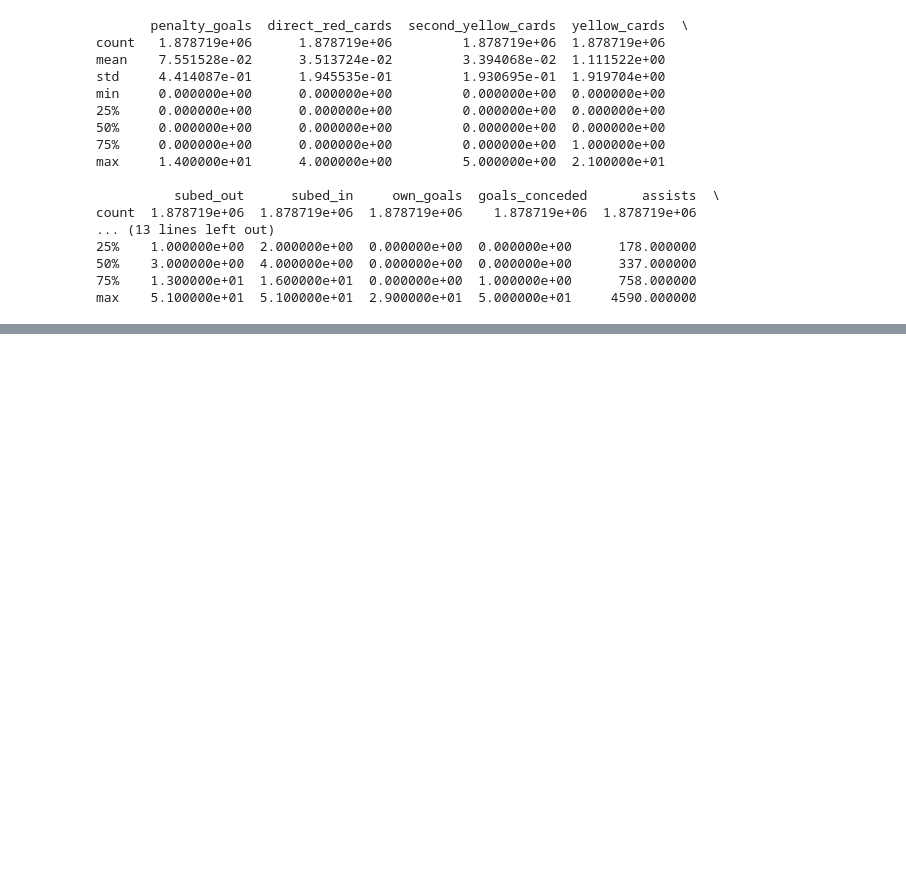
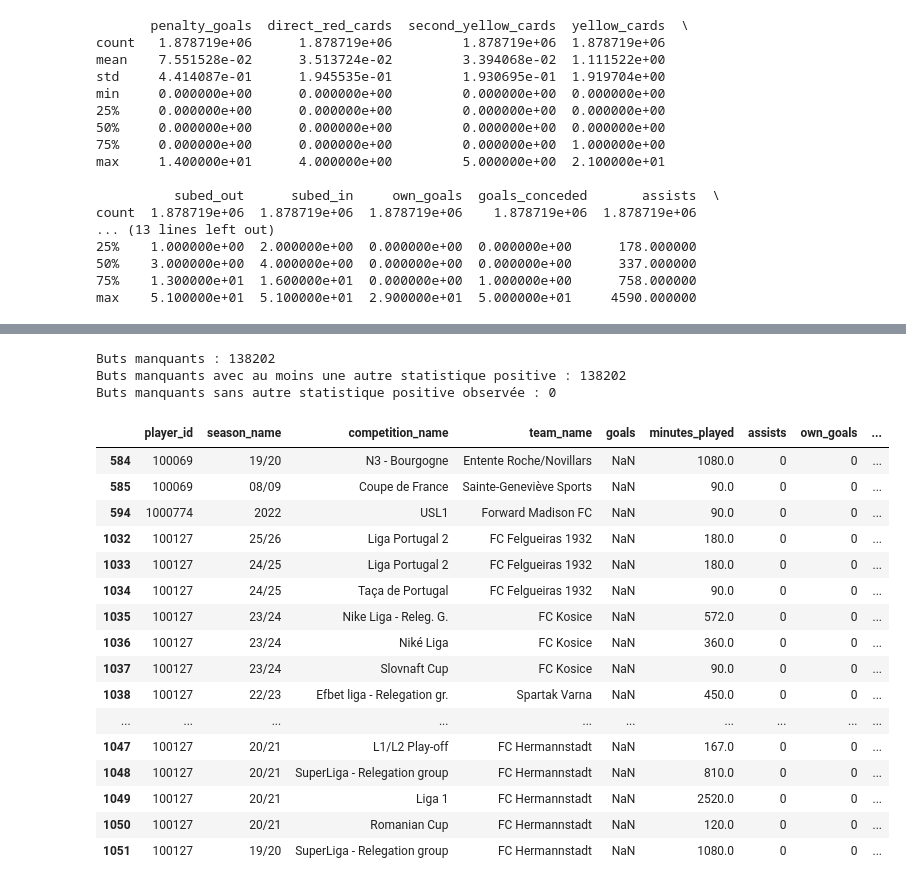
Before and after one commit to Charlesptrd/football-key-person-insurance, a Jupyter notebook: notebooks/01_database.ipynb, the cells around one changed output, grey strips where cells are left out. Saved outputs shown, nothing was run; the diff lists cells and outputs as text; code cells hidden in the pictures; blank space fills up the shorter version.

```diff
--- a/notebooks/01_database.ipynb
+++ b/notebooks/01_database.ipynb
@@ -2106,0 +2225,18 @@ max         1.800000e+08  2.220000e+08
+# %%
+mv = tables["player_market_value"]
+
+print(mv["date_unix"].dtype)
+display(mv["date_unix"].head())
+
+mv = tables["player_market_value"].copy()
+
+mv["date_valeur"] = pd.to_datetime(
+    mv["date_unix"],
+    format="%Y-%m-%d",
+    errors="coerce"
+)
+
+print("Dates non convertibles :", mv["date_valeur"].isna().sum())
+print(mv["date_valeur"].dtype)
+
+tables["player_market_value_clean"] = mv
@@ -2404,0 +2737,52 @@ max    5.100000e+01  5.100000e+01  2.900000e+01  5.000000e+01     4590.000000
+# %%
+df = tables["player_performances"]
+
+# Indicateurs d'activité autres que les buts
+indicateurs = [
+    "minutes_played", "assists", "own_goals", "subed_in", "subed_out",
+    "yellow_cards", "second_yellow_cards", "direct_red_cards",
+    "penalty_goals", "clean_sheets", "goals_conceded"
+]
+indicateurs = [col for col in indicateurs if col in df.columns]
+
+goals_manquants = df["goals"].isna()
+autres_stats_positives = df[indicateurs].fillna(0).gt(0).any(axis=1)
+
+print("Buts manquants :", int(goals_manquants.sum()))
+print(
+    "Buts manquants avec au moins une autre statistique positive :",
+    int((goals_manquants & autres_stats_positives).sum())
+)
+print(
+    "Buts manquants sans autre statistique positive observée :",
+    int((goals_manquants & ~autres_stats_positives).sum())
+)
+
+display(
+    df.loc[
+        goals_manquants & autres_stats_positives,
+        ["player_id", "season_name", "competition_name", "team_name",
+         "goals"] + indicateurs
+    ].head(20)
+)
+# %% [output]
+Buts manquants : 138202
+Buts manquants avec au moins une autre statistique positive : 138202
+Buts manquants sans autre statistique positive observée : 0
+|  | player_id | season_name | competition_name | team_name | goals | minutes_played | assists | own_goals | ... |
+| 584 | 100069 | 19/20 | N3 - Bourgogne | Entente Roche/Novillars | NaN | 1080.0 | 0 | 0 | ... |
+| 585 | 100069 | 08/09 | Coupe de France | Sainte-Geneviève Sports | NaN | 90.0 | 0 | 0 | ... |
+| 594 | 1000774 | 2022 | USL1 | Forward Madison FC | NaN | 90.0 | 0 | 0 | ... |
+| 1032 | 100127 | 25/26 | Liga Portugal 2 | FC Felgueiras 1932 | NaN | 180.0 | 0 | 0 | ... |
+| 1033 | 100127 | 24/25 | Liga Portugal 2 | FC Felgueiras 1932 | NaN | 180.0 | 0 | 0 | ... |
+| 1034 | 100127 | 24/25 | Taça de Portugal | FC Felgueiras 1932 | NaN | 90.0 | 0 | 0 | ... |
+| 1035 | 100127 | 23/24 | Nike Liga - Releg. G. | FC Kosice | NaN | 572.0 | 0 | 0 | ... |
+| 1036 | 100127 | 23/24 | Niké Liga | FC Kosice | NaN | 360.0 | 0 | 0 | ... |
+| 1037 | 100127 | 23/24 | Slovnaft Cup | FC Kosice | NaN | 90.0 | 0 | 0 | ... |
+| 1038 | 100127 | 22/23 | Efbet liga - Relegation gr. | Spartak Varna | NaN | 450.0 | 0 | 0 | ... |
+| ... | ... | ... | ... | ... | ... | ... | ... | ... | ... |
+| 1047 | 100127 | 20/21 | L1/L2 Play-off | FC Hermannstadt | NaN | 167.0 | 0 | 0 | ... |
+| 1048 | 100127 | 20/21 | SuperLiga - Relegation group | FC Hermannstadt | NaN | 810.0 | 0 | 0 | ... |
+| 1049 | 100127 | 20/21 | Liga 1 | FC Hermannstadt | NaN | 2520.0 | 0 | 0 | ... |
+| 1050 | 100127 | 20/21 | Romanian Cup | FC Hermannstadt | NaN | 120.0 | 0 | 0 | ... |
+| 1051 | 100127 | 19/20 | SuperLiga - Relegation group | FC Hermannstadt | NaN | 1080.0 | 0 | 0 | ... |
```
Also changed, not shown: parts of 15 cells of this notebook.
